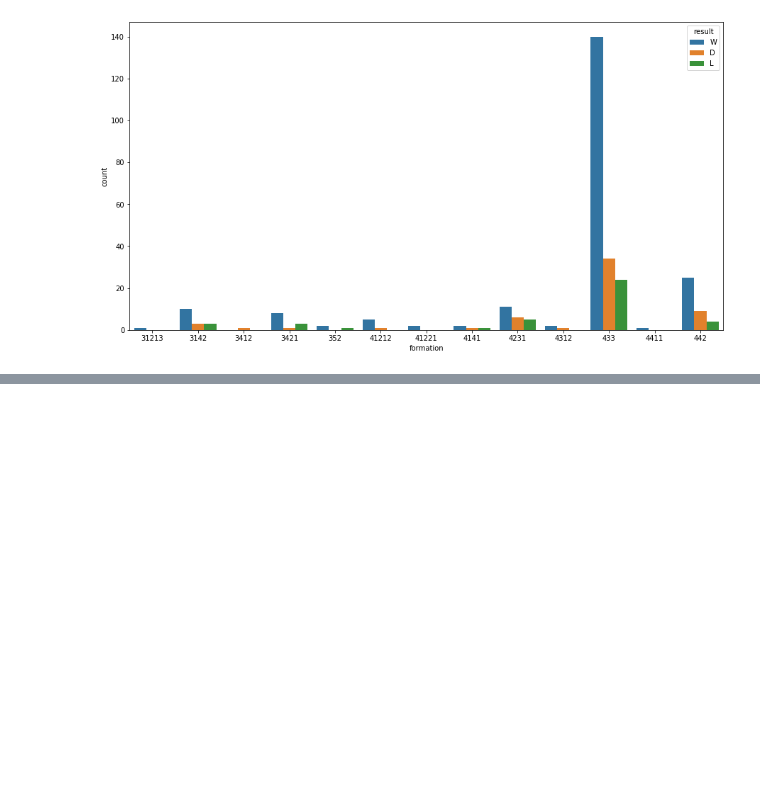
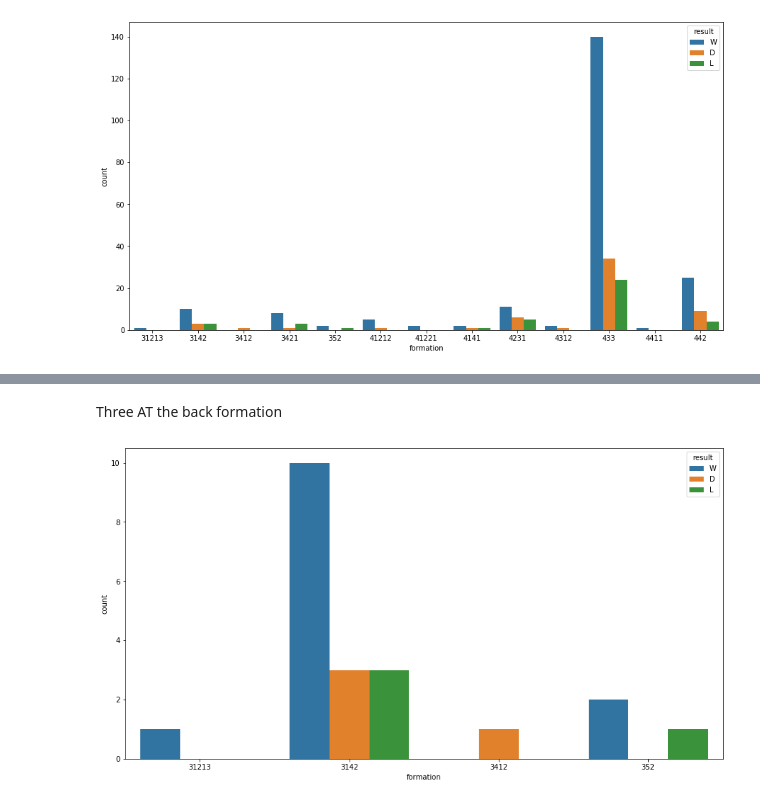
Before and after one commit to varun1414/Xformations, a Jupyter notebook: trend.ipynb, the cells around one changed output, grey strips where cells are left out. Drawn from its saved outputs; the diff is of its cells as text; code cells hidden in the pictures; blank space fills up the shorter version.

Commit message:
basic counts

```diff
--- a/trend.ipynb
+++ b/trend.ipynb
@@ -55,0 +45,2 @@ ax = sns.countplot(data=df,x="formation",hue="result")
+# %%
+month=[s[0:6].replace(',','') for s in df['date']]
@@ -55,0 +51,3 @@ ax = sns.countplot(data=df,x="formation",hue="result")
+# %%
+df['year']=year
+df['month']=month
@@ -55,0 +70,11 @@ ax = sns.countplot(data=df,x="formation",hue="result")
+# %% [markdown]
+Three AT the back formation
+# %%
+tab=df[(df["formation"]=="31213") | (df["formation"]== "3142") | (df["formation"]== "3412") | (df["formation"]== "352")]
+# %%
+tab.reset_index(drop=True,inplace=True)
+# %%
+plt.figure(figsize = (15, 8))
+ax = sns.countplot(data=tab,x="formation",hue="result")
+# %% [output]
+[figure, added]
```
Also changed, not shown: parts of 10 cells of this notebook.
